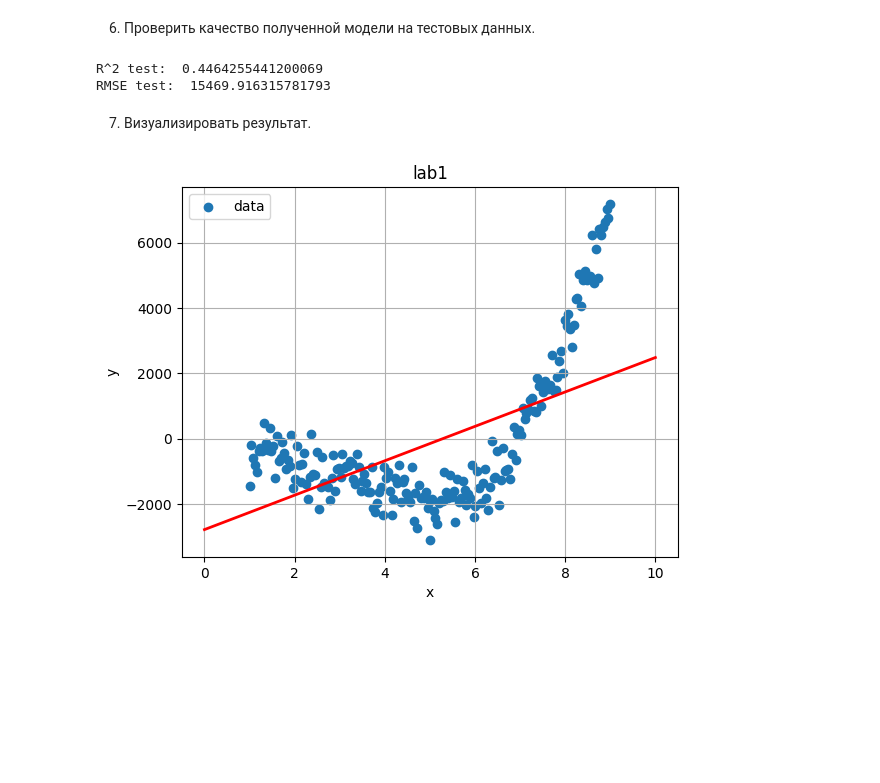
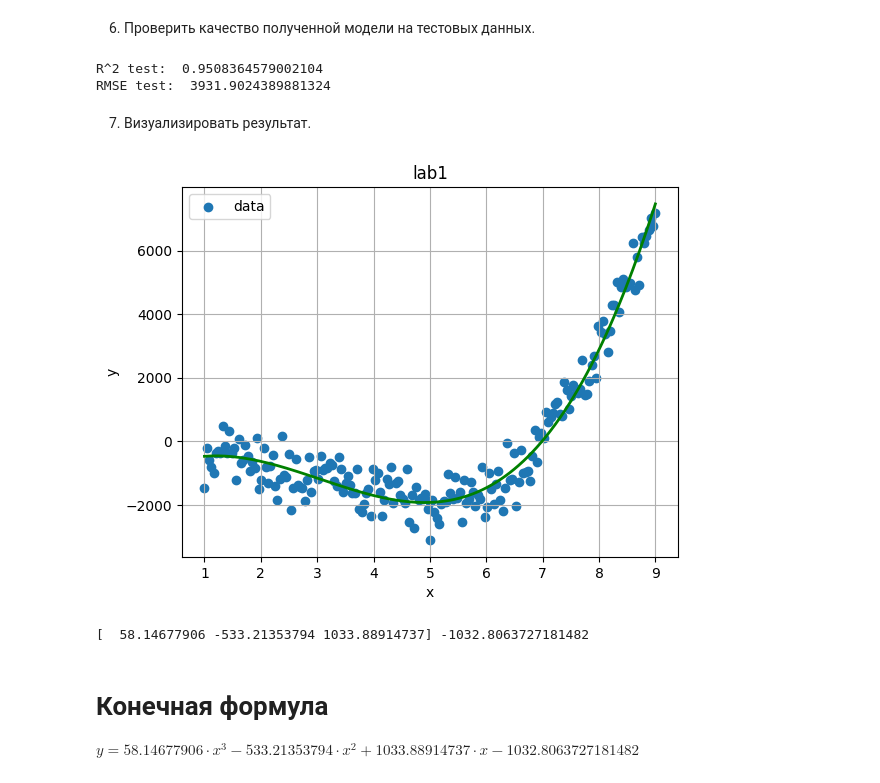
Before and after one commit to calculation-methods/mbd, a Jupyter notebook: stud/butyrev/1lab/main.ipynb, the cells around one changed output. Cells and saved outputs as stored; diff of their text form; code cells hidden in the pictures; blank space fills up the shorter version.

Commit message:
improve model and add formula

```diff
--- a/stud/butyrev/1lab/main.ipynb
+++ b/stud/butyrev/1lab/main.ipynb
@@ -56,12 +56,18 @@ plt.show()
 # %% [markdown]
 3. Разбить данные на обучающую и тестовую выборки.
 # %%
+data.insert(0, 'x_2', data.x**2)
+data.insert(0, 'x_3', data.x**3)
+df = data
 data = data.to_numpy()
-X_tr, X_t, y_tr, y_t = sk.model_selection.train_test_split(data[:, 0], data[:, 1], test_size=0.3)
-X_tr = X_tr.reshape(-1, 1)
-y_tr = y_tr.reshape(-1, 1)
-X_t = X_t.reshape(-1, 1)
-y_t = y_t.reshape(-1, 1)
+
+data_tr, data_t = sk.model_selection.train_test_split(
+    data, test_size=0.3, random_state=0)
+
+X_tr = data_tr[:, :-1]
+y_tr = data_tr[:, -1]
+X_t = data_t[:, :-1]
+y_t = data_t[:, -1]
 # %% [markdown]
 4. Выбрать модель регрессии.
 # %%
@@ -78,22 +84,29 @@ LinearRegression()
 print('R^2 test: ', model.score(X_t, y_t))
 print('RMSE test: ', ((model.predict(X_t) - y_t)**2).sum()**0.5)
 # %% [output]
-R^2 test:  0.4464255441200069
-RMSE test:  15469.916315781793
+R^2 test:  0.9508364579002104
+RMSE test:  3931.9024389881324
 # %% [markdown]
 7. Визуализировать результат.
 # %%
-plt.scatter(data[:, 0], data[:, 1], label='data')
+plt.scatter(df.x, df.y, label='data')
 plt.xlabel('x')
 plt.ylabel('y')
 plt.legend()
 plt.title('lab1')
 plt.grid(True)
 
-min_x = data[:, 0].min() - 1
-max_x = data[:, 0].max() + 1
-cur_y = model.predict(np.array([[min_x], [max_x]]))
-plt.plot([min_x, max_x], cur_y, label='predicted', color='red', linewidth=2)
+cur_y = model.predict(df.drop(['y'], axis=1).to_numpy())
+df.insert(0, 'pred', cur_y)
+df.sort_values('x', inplace=True)
+plt.plot(df.x, df.pred, label='predicted', color='green', linewidth=2)
 plt.show()
 # %% [output]
-[figure, old version]
+[figure, new version]
+# %%
+print(model.coef_, model.intercept_)
+# %% [output]
+[  58.14677906 -533.21353794 1033.88914737] -1032.8063727181482
+# %% [markdown]
+# Конечная формула
+$y = 58.14677906 \cdot x^3 - 533.21353794 \cdot x^2 + 1033.88914737 \cdot x - 1032.8063727181482$
```
